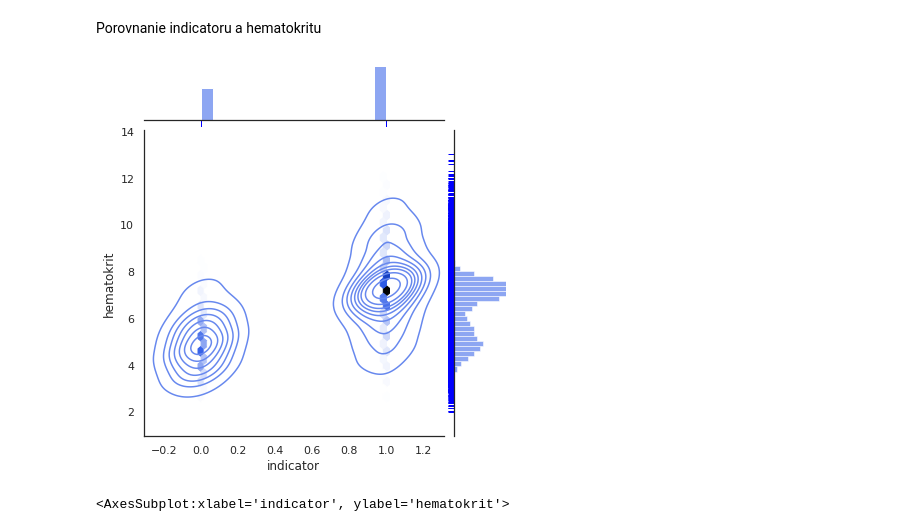
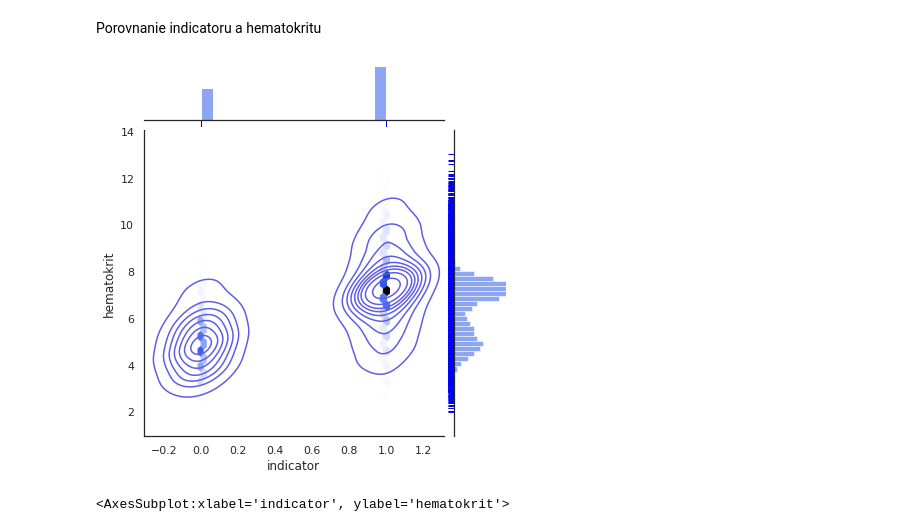
Before and after one commit to MarkoStahovec/IAU-Stahovec-Viest, a Jupyter notebook: main.ipynb, the cells around one changed output. Drawn from its saved outputs; the diff is of its cells as text; code cells hidden in the pictures.

Commit message:
Fixed colors for jointplots

```diff
--- a/main.ipynb
+++ b/main.ipynb
@@ -264,7 +264,7 @@ Predikovaná premenná je v našom prípade indicator.
 # %%
 with sns.axes_style('white'):
     graph = sns.jointplot("indicator", "erytrocyty", data=data_labor, kind='hex')
-    graph.plot_joint(sns.kdeplot, color="#6b5ce9")
+    graph.plot_joint(sns.kdeplot, color="#5e5ce9")
     graph.plot_marginals(sns.rugplot, color="blue", height=-.12, clip_on=False)
 # %% [output]
 [figure]
@@ -278,10 +278,10 @@ Porovnanie indicatoru a hematokritu
 # %%
 with sns.axes_style('white'):
     graph = sns.jointplot("indicator", "hematokrit", data=data_labor, kind='hex')
-    graph.plot_joint(sns.kdeplot, color="#6b5ce9")
+    graph.plot_joint(sns.kdeplot, color="#5e5ce9")
     graph.plot_marginals(sns.rugplot, color="blue", height=-.12, clip_on=False)
 # %% [output]
-[figure, old version]
+[figure, new version]
 # %%
 sns.violinplot(data=data_labor, x='indicator', y = 'hematokrit')
 # %% [output]
```
Also changed, not shown: parts of 2 cells of this notebook.
